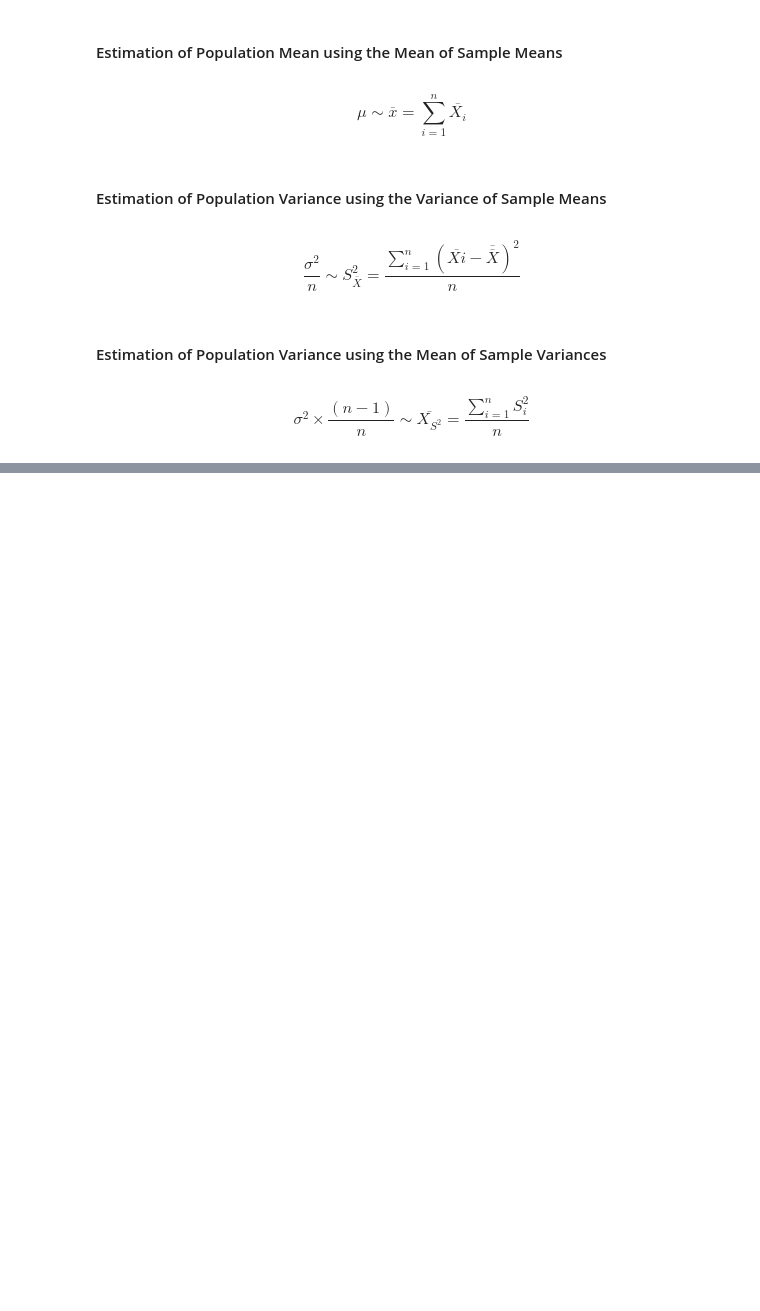
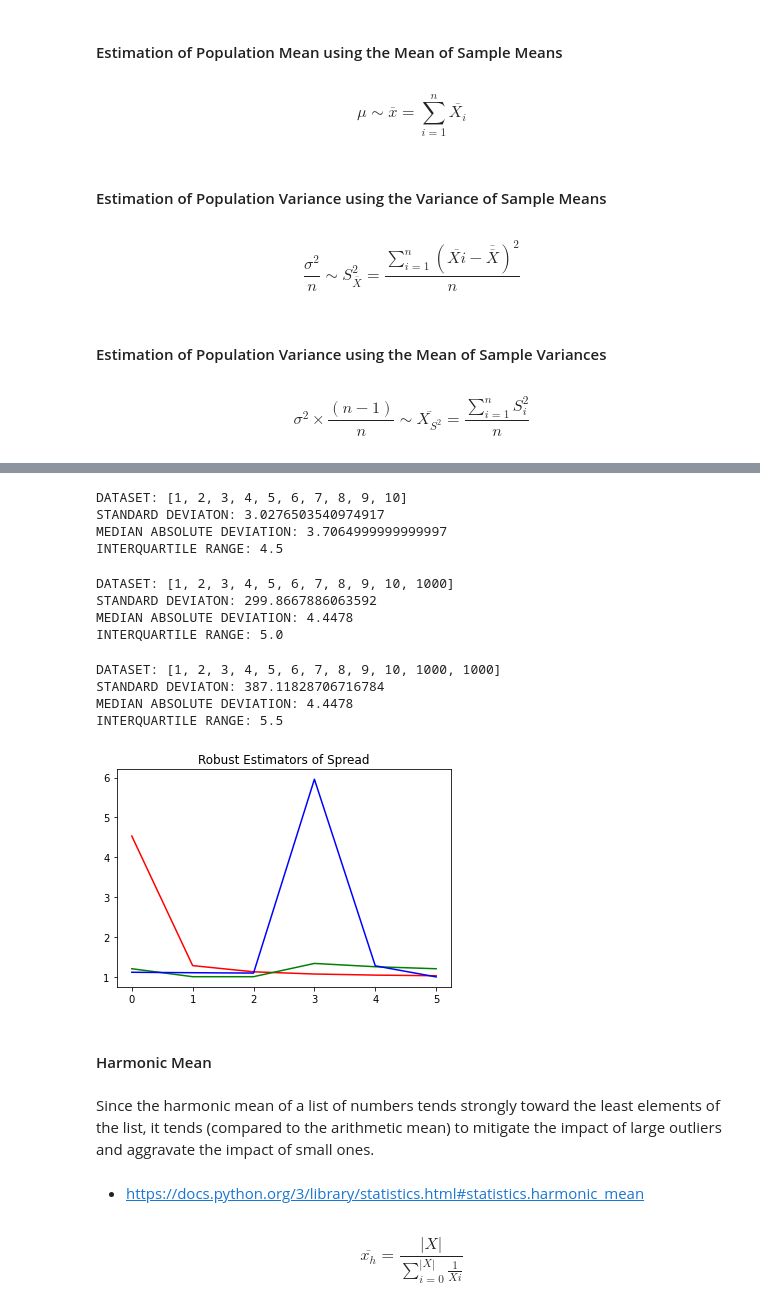
Before and after one commit to MartinCastroAlvarez/python-deep-learning-algorithms, a Jupyter notebook: statistics.ipynb, the cells around one changed output, grey strips where cells are left out. Saved outputs shown, nothing was run; the diff lists cells and outputs as text; code cells hidden in the pictures; blank space fills up the shorter version.

```diff
--- a/statistics.ipynb
+++ b/statistics.ipynb
@@ -216,0 +358,74 @@ figure.show()
+# %%
+dataset: list = [1, 2, 3, 4, 5, 6, 7, 8, 9, 10]
+
+print('DATASET:', dataset)
+print('STANDARD DEVIATON:', statistics.stdev(dataset))
+print('MEDIAN ABSOLUTE DEVIATION:', st.median_absolute_deviation(dataset))
+print('INTERQUARTILE RANGE:', st.iqr(dataset))
+# %% [output]
+DATASET: [1, 2, 3, 4, 5, 6, 7, 8, 9, 10]
+STANDARD DEVIATON: 3.0276503540974917
+MEDIAN ABSOLUTE DEVIATION: 3.7064999999999997
+INTERQUARTILE RANGE: 4.5
+# %%
+dataset: list = [1, 2, 3, 4, 5, 6, 7, 8, 9, 10, 1000]
+
+print('DATASET:', dataset)
+print('STANDARD DEVIATON:', statistics.stdev(dataset))
+print('MEDIAN ABSOLUTE DEVIATION:', st.median_absolute_deviation(dataset))
+print('INTERQUARTILE RANGE:', st.iqr(dataset))
+# %% [output]
+DATASET: [1, 2, 3, 4, 5, 6, 7, 8, 9, 10, 1000]
+STANDARD DEVIATON: 299.8667886063592
+MEDIAN ABSOLUTE DEVIATION: 4.4478
+INTERQUARTILE RANGE: 5.0
+# %%
+dataset: list = [1, 2, 3, 4, 5, 6, 7, 8, 9, 10, 1000, 1000]
+
+print('DATASET:', dataset)
+print('STANDARD DEVIATON:', statistics.stdev(dataset))
+print('MEDIAN ABSOLUTE DEVIATION:', st.median_absolute_deviation(dataset))
+print('INTERQUARTILE RANGE:', st.iqr(dataset))
+# %% [output]
+DATASET: [1, 2, 3, 4, 5, 6, 7, 8, 9, 10, 1000, 1000]
+STANDARD DEVIATON: 387.11828706716784
+MEDIAN ABSOLUTE DEVIATION: 4.4478
+INTERQUARTILE RANGE: 5.5
+# %%
+dataset: list = [1, 2, 3, 4, 5, 6, 7, 8, 9, 10]
+
+stdev: float = statistics.stdev(dataset)
+mad: float = st.median_absolute_deviation(dataset)
+iqr: float = st.iqr(dataset)
+
+stdev_variation: list = []
+mad_variation: list = []
+iqr_variation: list = []
+
+for _ in range(int(len(dataset)/2) + 1):
+    dataset.append(50)
+    new_stdev: float = statistics.stdev(dataset)
+    new_mad: float = st.median_absolute_deviation(dataset)
+    new_iqr: float = st.iqr(dataset)
+    stdev_variation.append(new_stdev / stdev)
+    mad_variation.append(new_mad / mad)
+    iqr_variation.append(new_iqr / iqr)
+    stdev = new_stdev
+    mad = new_mad
+    iqr = new_iqr
+
+plt.plot(stdev_variation, color='red')
+plt.plot(mad_variation, color='green')
+plt.plot(iqr_variation, color='blue')
+plt.title('Robust Estimators of Spread')
+plt.show()
+# %% [output]
+[figure, added]
+# %% [markdown]
+#### Harmonic Mean
+# %% [markdown]
+Since the harmonic mean of a list of numbers tends strongly toward the least elements of the list, it tends (compared to the arithmetic mean) to mitigate the impact of large outliers and aggravate the impact of small ones.
+# %% [markdown]
+* https://docs.python.org/3/library/statistics.html#statistics.harmonic_mean
+# %% [markdown]
+$$ \overline{x_h} = \frac{ |X| }{ \sum_{i=0}^{|X|} { \frac{1}{Xi} } } $$
```
Also changed, not shown: parts of 61 cells of this notebook, 3 other files.
